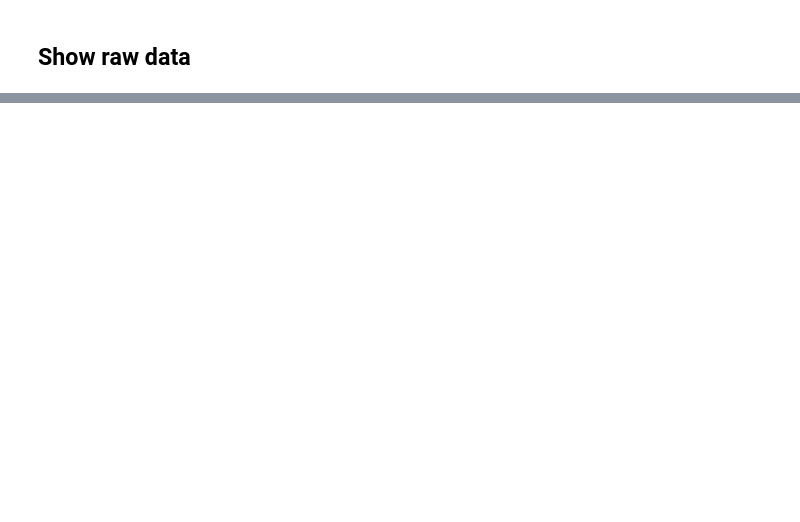
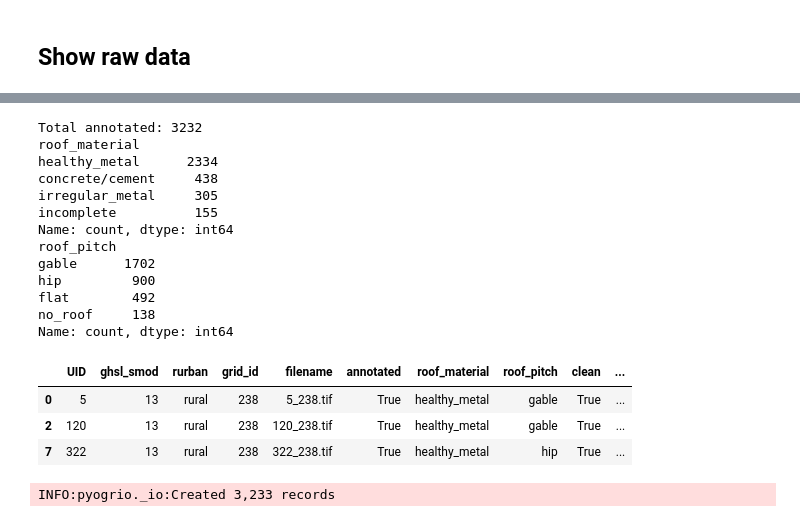
Before and after one commit to GFDRR/caribbean-climate-resilience, a Jupyter notebook: notebooks/02_data_annotation.ipynb, the cells around one changed output, grey strips where cells are left out. Cells and saved outputs as stored; diff of their text form; code cells hidden in the pictures; blank space fills up the shorter version.

```diff
--- a/notebooks/02_data_annotation.ipynb
+++ b/notebooks/02_data_annotation.ipynb
@@ -84,0 +58,31 @@ Name: count, dtype: int64
+# %%
+data = gpd.read_file(path_to_file).replace('nan', np.nan).dropna()
+data = data[(data.duplicate == False) & (data.clean == True)]
+data.loc[data.roof_material == "tarpaulin", "roof_material"] = "irregular_metal"
+data.loc[data.roof_material == "tile", "roof_material"] = "healthy_metal"
+print(f"Total annotated: {data.shape[0]}")
+for label in labels:
+    print(data[label].value_counts())
+data.head(3)
+# %% [output]
+Total annotated: 3232
+roof_material
+healthy_metal      2334
+concrete/cement     438
+irregular_metal     305
+incomplete          155
+Name: count, dtype: int64
+roof_pitch
+gable      1702
+hip         900
+flat        492
+no_roof     138
+Name: count, dtype: int64
+|  | UID | ghsl_smod | rurban | grid_id | filename | annotated | roof_material | roof_pitch | clean | ... |
+| 0 | 5 | 13 | rural | 238 | 5_238.tif | True | healthy_metal | gable | True | ... |
+| 2 | 120 | 13 | rural | 238 | 120_238.tif | True | healthy_metal | gable | True | ... |
+| 7 | 322 | 13 | rural | 238 | 322_238.tif | True | healthy_metal | hip | True | ... |
+# %%
+data.to_file(f"data/aerial/vector/{iso_code}/train_{iso_code}.geojson", driver="GeoJSON")
+# %% [output]
+INFO:pyogrio._io:Created 3,233 records
```
Also changed, not shown: parts of 11 cells of this notebook, 2 other files.
